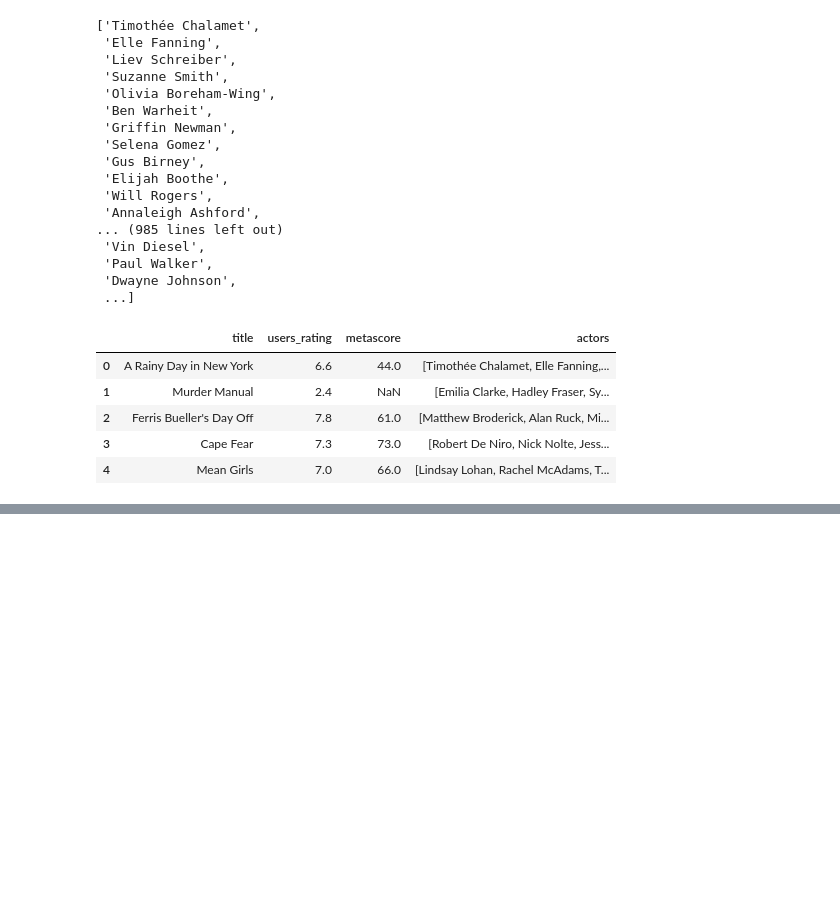
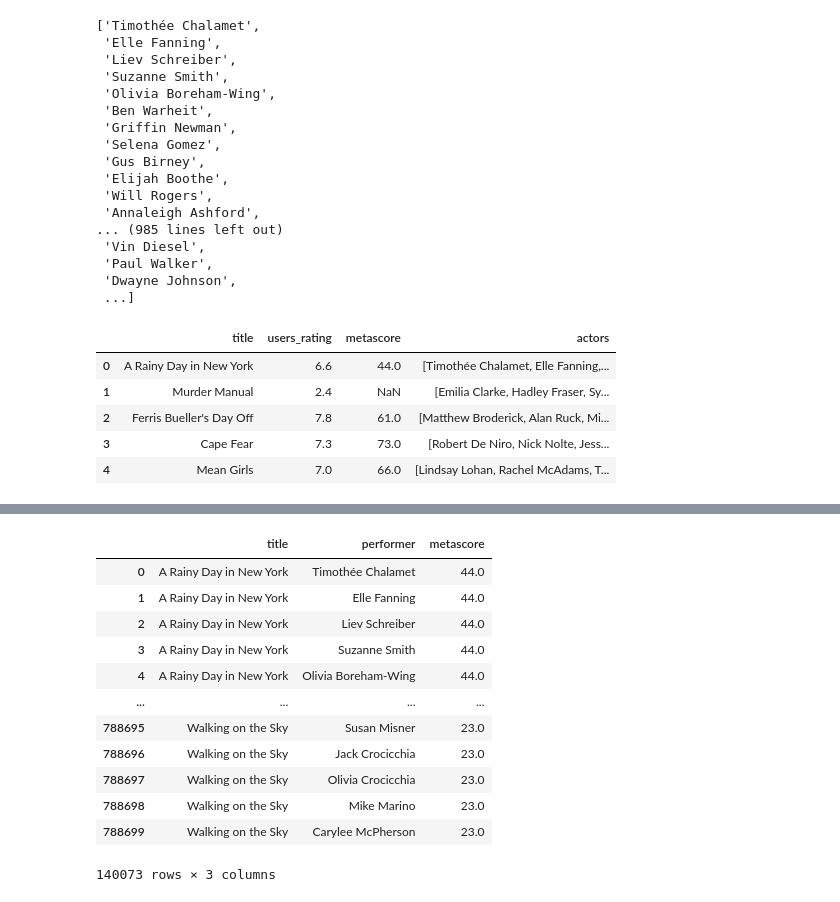
Before and after one commit to NKS8/Rutgers_DS_Project_2, a Jupyter notebook: actor_list/actor_performance.ipynb, the cells around one changed output, grey strips where cells are left out. Saved outputs shown, nothing was run; the diff lists cells and outputs as text; code cells hidden in the pictures; blank space fills up the shorter version.

```diff
--- a/actor_list/actor_performance.ipynb
+++ b/actor_list/actor_performance.ipynb
@@ -57,0 +111,17 @@ j_actors = j_df['actors'].tolist()
+# %%
+meta_df = meta_df.dropna()
+meta_df
+# %% [output]
+|  | title | performer | metascore |
+| 0 | A Rainy Day in New York | Timothée Chalamet | 44.0 |
+| 1 | A Rainy Day in New York | Elle Fanning | 44.0 |
+| 2 | A Rainy Day in New York | Liev Schreiber | 44.0 |
+| 3 | A Rainy Day in New York | Suzanne Smith | 44.0 |
+| 4 | A Rainy Day in New York | Olivia Boreham-Wing | 44.0 |
+| ... | ... | ... | ... |
+| 788695 | Walking on the Sky | Susan Misner | 23.0 |
+| 788696 | Walking on the Sky | Jack Crocicchia | 23.0 |
+| 788697 | Walking on the Sky | Olivia Crocicchia | 23.0 |
+| 788698 | Walking on the Sky | Mike Marino | 23.0 |
+| 788699 | Walking on the Sky | Carylee McPherson | 23.0 |
+140073 rows × 3 columns
```
Also changed, not shown: parts of 9 cells of this notebook.
